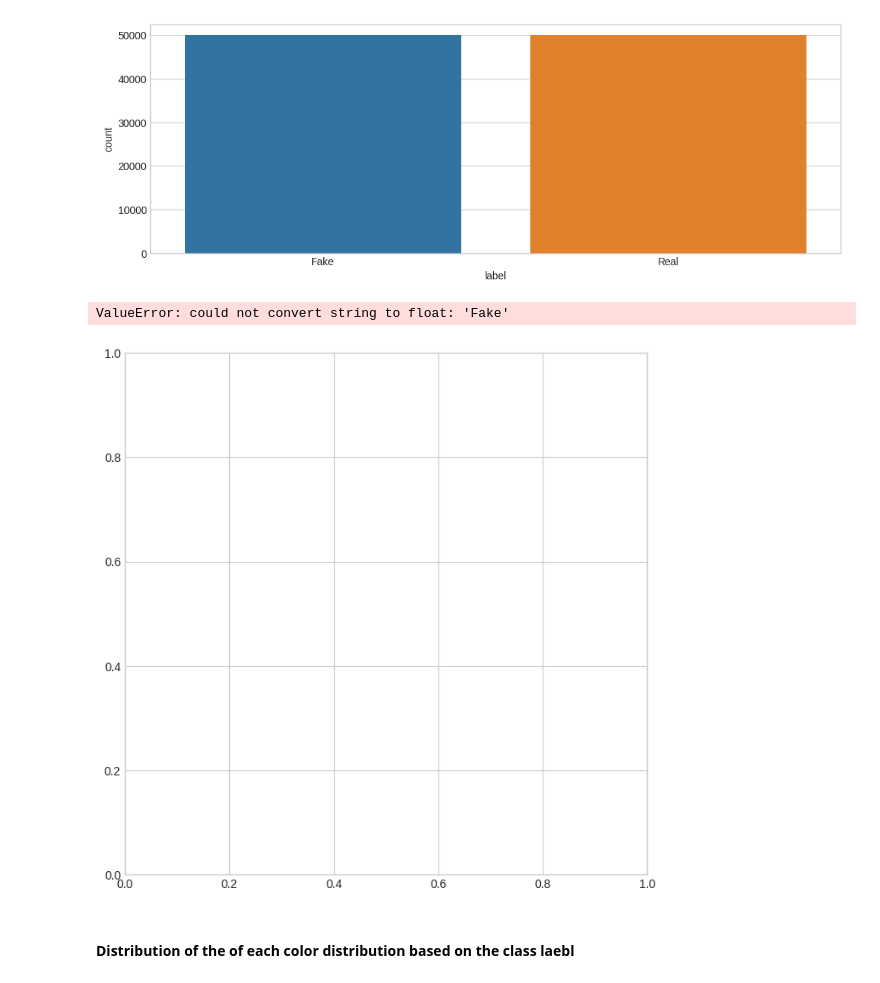
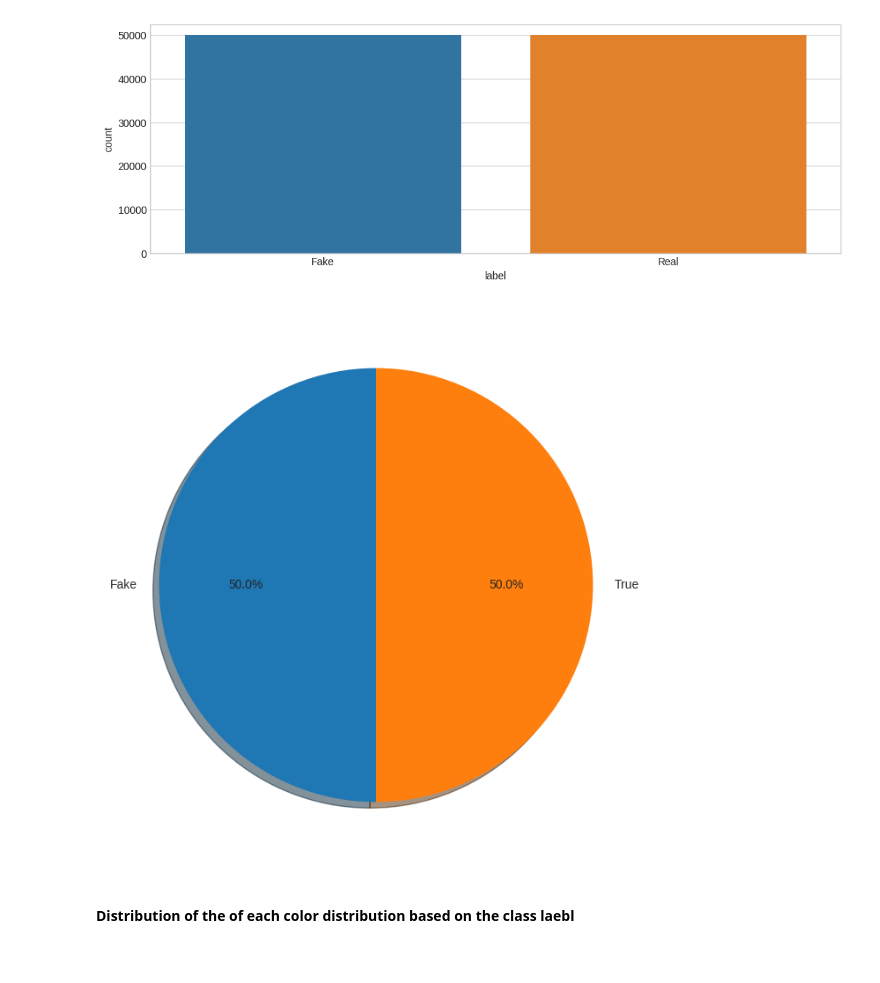
Before and after one commit to 1nuc/image-classification, a Jupyter notebook: run.ipynb, the cells around one changed output. Drawn from its saved outputs; the diff is of its cells as text; code cells hidden in the pictures.

```diff
--- a/run.ipynb
+++ b/run.ipynb
@@ -104,12 +104,12 @@ plt.show()
 # %% [output]
 [figure]
 # %%
+labels_df=data.group_by("label").agg(pl.len().alias('count'), pl.col('Mean_RGB').sum())
 plt.figure(figsize=(20,8))
-plt.pie(labels_df['label'], labels=['Fake', 'True'], autopct='%1.1f%%', shadow=True, startangle=90)
+plt.pie(labels_df['count'], labels=['Fake', 'True'], autopct='%1.1f%%', shadow=True, startangle=90)
 plt.show()
 # %% [output]
-ValueError: could not convert string to float: 'Fake'
-[figure, old version]
+[figure, new version]
 # %% [markdown]
 #### Distribution of the of each color distribution based on the class laebl
 # %%
```
Also changed, not shown: parts of 3 cells of this notebook.
